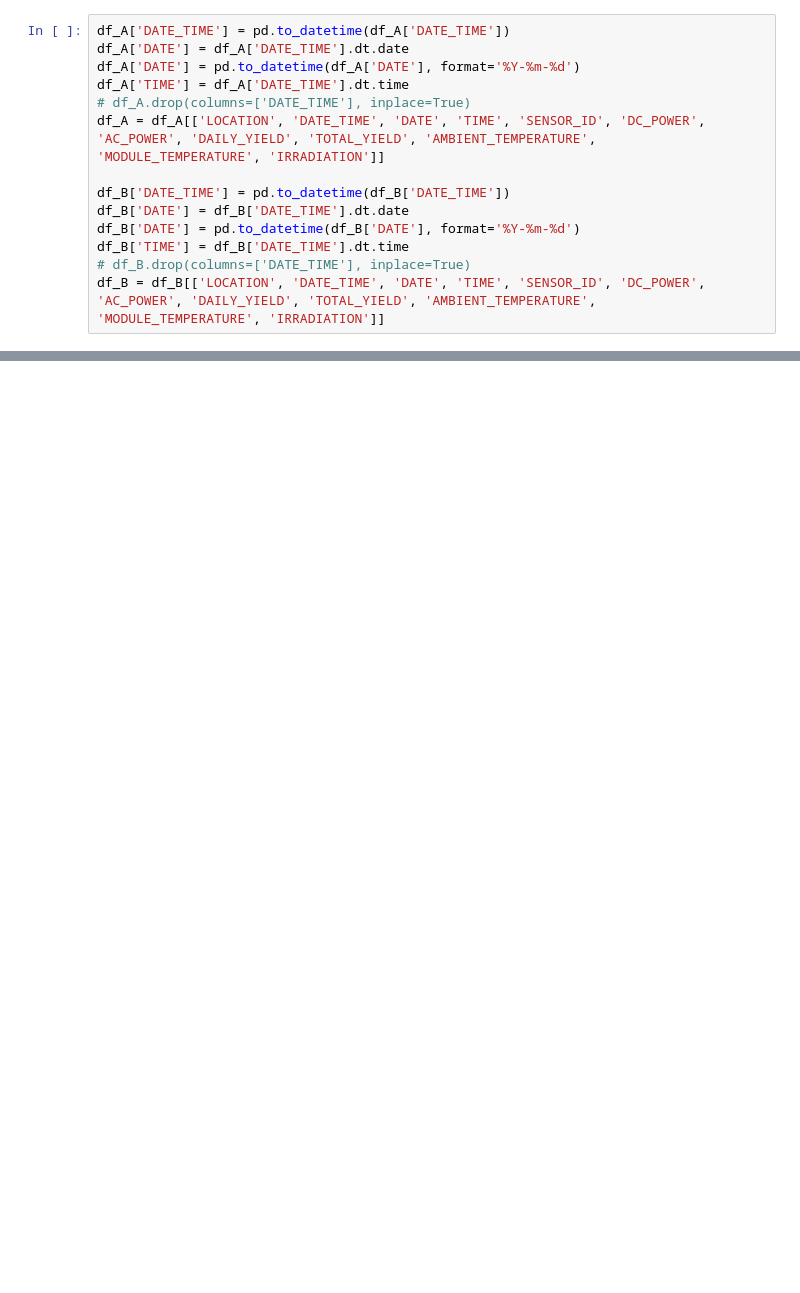
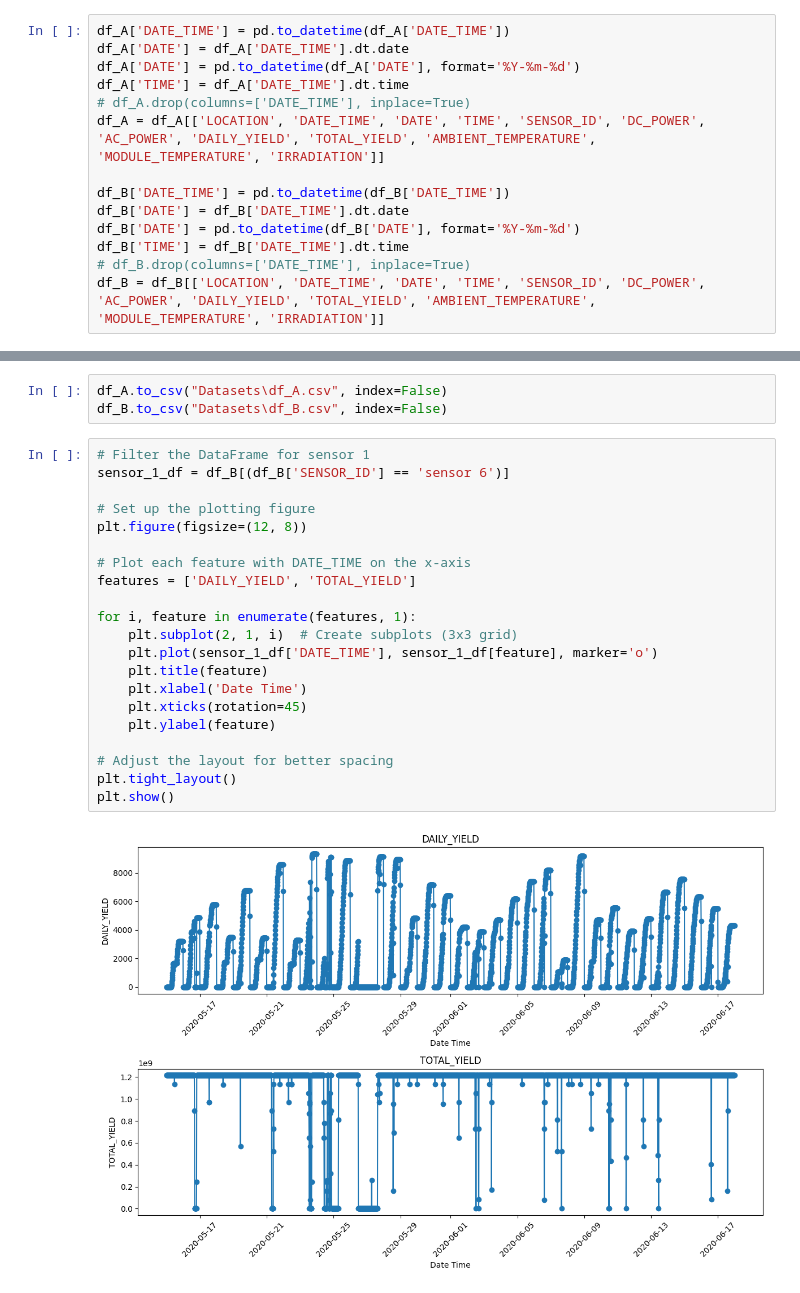
Before and after one commit to AkinduH/SLIIT-Datathon-2024, a Jupyter notebook: Data_Preparation.ipynb, the cells around one changed output, grey strips where cells are left out. Cells and saved outputs as stored; diff of their text form; blank space fills up the shorter version.

```diff
--- a/Data_Preparation.ipynb
+++ b/Data_Preparation.ipynb
@@ -221,2 +188,28 @@ df_A
+# %%
+df_A.to_csv("Datasets\df_A.csv", index=False)
+df_B.to_csv("Datasets\df_B.csv", index=False)
+# %%
+# Filter the DataFrame for sensor 1
+sensor_1_df = df_B[(df_B['SENSOR_ID'] == 'sensor 6')]
+
+# Set up the plotting figure
+plt.figure(figsize=(12, 8))
+
+# Plot each feature with DATE_TIME on the x-axis
+features = ['DAILY_YIELD', 'TOTAL_YIELD']
+
+for i, feature in enumerate(features, 1):
+    plt.subplot(2, 1, i)  # Create subplots (3x3 grid)
+    plt.plot(sensor_1_df['DATE_TIME'], sensor_1_df[feature], marker='o')
+    plt.title(feature)
+    plt.xlabel('Date Time')
+    plt.xticks(rotation=45)
+    plt.ylabel(feature)
+
+# Adjust the layout for better spacing
+plt.tight_layout()
+plt.show()
+# %% [output]
+[figure, added]
 # %%
 # Filter the DataFrame for sensor 1
```
Also changed, not shown: parts of 5 cells of this notebook, 3 other files.
